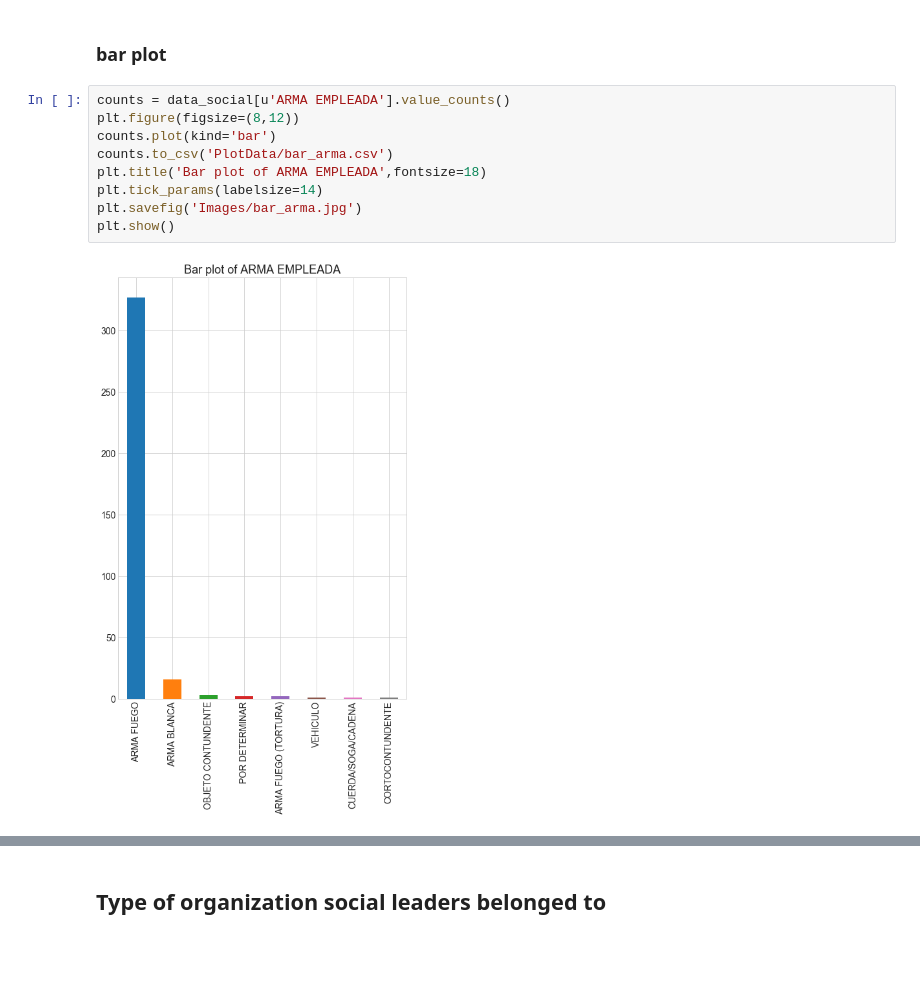
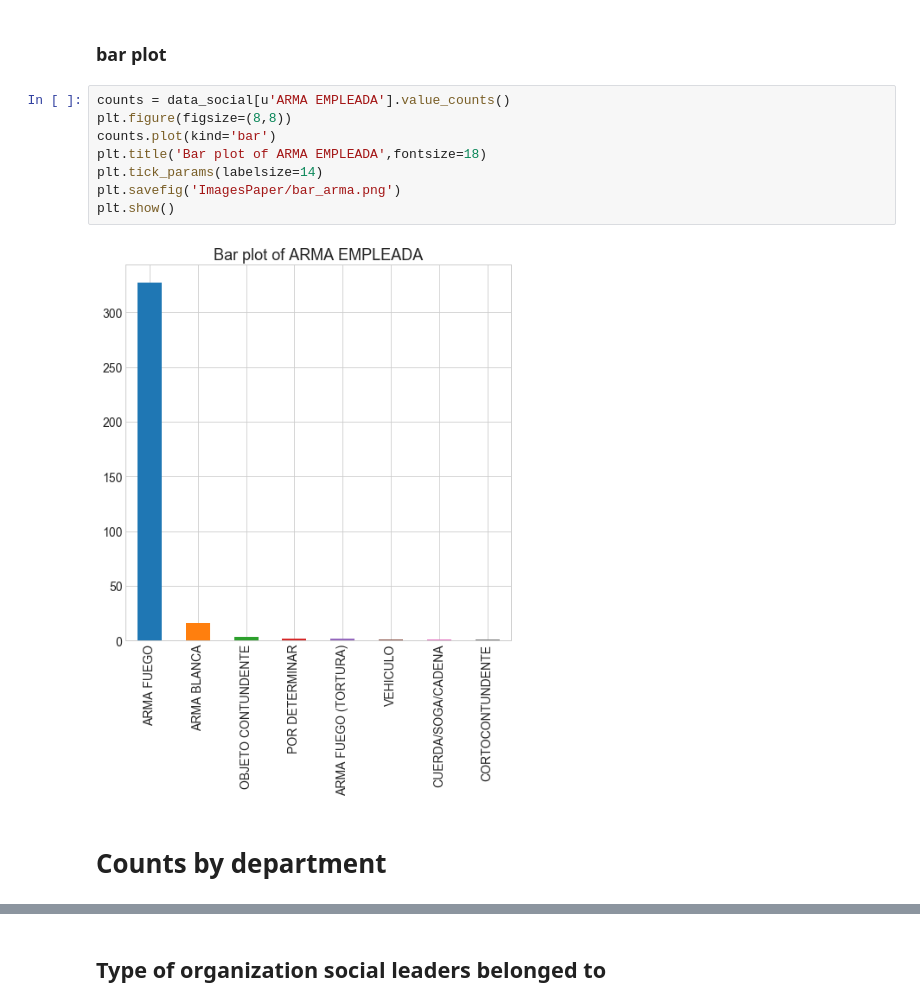
Before and after one commit to benbo/SocialLeaders, a Jupyter notebook: Plots_paper.ipynb, the cells around one changed output, grey strips where cells are left out. Cells and saved outputs as stored; diff of their text form; blank space fills up the shorter version.

```diff
--- a/Plots_paper.ipynb
+++ b/Plots_paper.ipynb
@@ -203,12 +203,13 @@ Name: ARMA EMPLEADA, dtype: float64
 ### bar plot
 # %%
 counts = data_social[u'ARMA EMPLEADA'].value_counts()
-plt.figure(figsize=(8,12))
+plt.figure(figsize=(8,8))
 counts.plot(kind='bar')
-counts.to_csv('PlotData/bar_arma.csv')
 plt.title('Bar plot of ARMA EMPLEADA',fontsize=18)
 plt.tick_params(labelsize=14)
-plt.savefig('Images/bar_arma.jpg')
+plt.savefig('ImagesPaper/bar_arma.png')
 plt.show()
 # %% [output]
-[figure, old version]
+[figure, new version]
+# %% [markdown]
+# Counts by department
```
Also changed, not shown: parts of 126 cells of this notebook, 1 other file.
